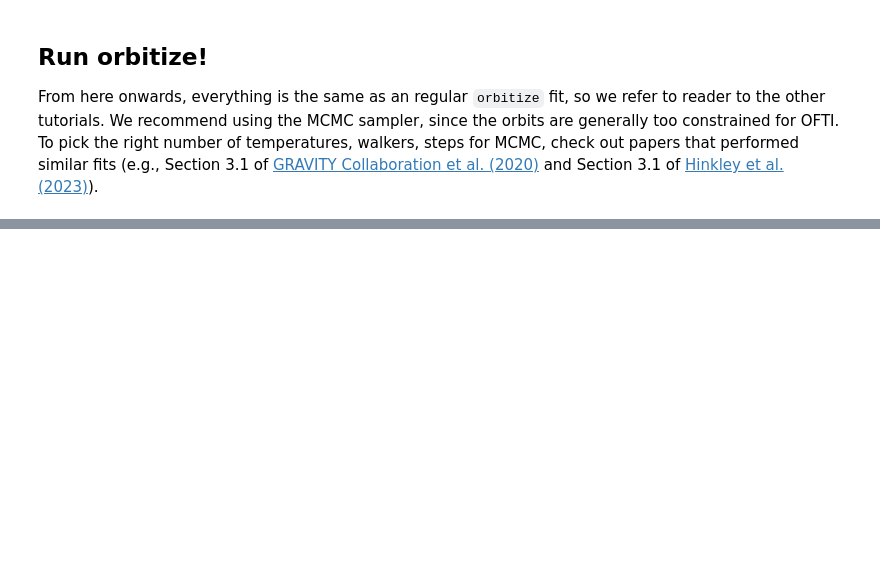
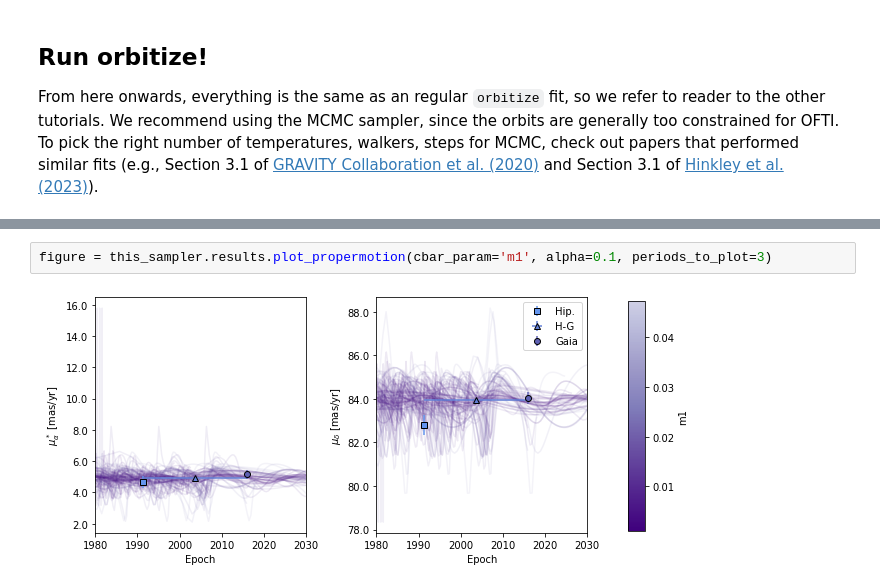
Before and after one commit to sblunt/orbitize, a Jupyter notebook: docs/tutorials/HGCA_tutorial.ipynb, the cells around one changed output, grey strips where cells are left out. Saved outputs shown, nothing was run; the diff lists cells and outputs as text; blank space fills up the shorter version.

Commit message:
Updated tutorial with plot function.

```diff
--- a/docs/tutorials/HGCA_tutorial.ipynb
+++ b/docs/tutorials/HGCA_tutorial.ipynb
@@ -90,0 +104,4 @@ this_sampler.results.save_results("demo_hgca.hdf5")
+# %%
+figure = this_sampler.results.plot_propermotion(cbar_param='m1', alpha=0.1, periods_to_plot=3)
+# %% [output]
+[figure, added]
```
Also changed, not shown: parts of 3 cells of this notebook.
